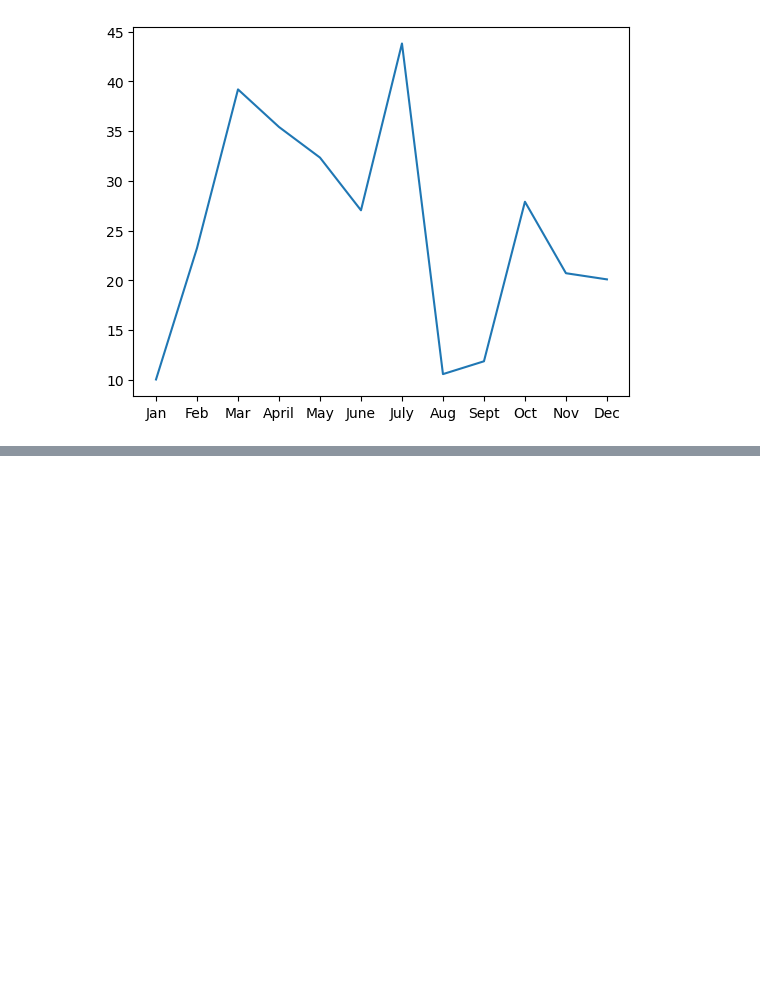
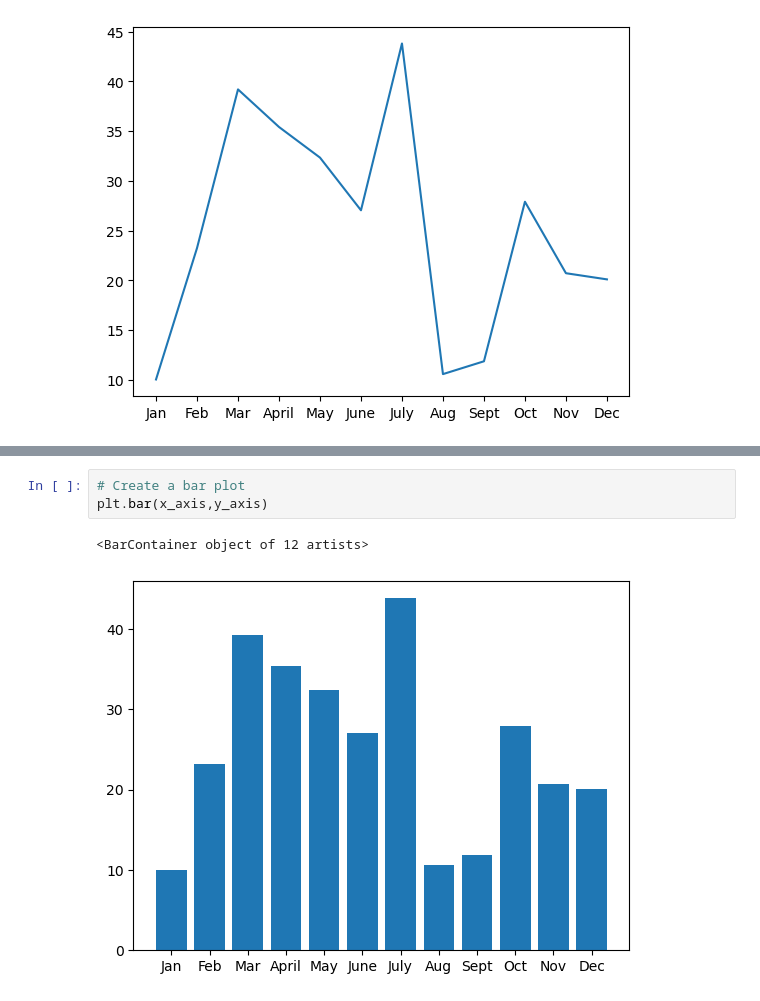
Before and after one commit to bhstarkey/PyBer_Analysis, a Jupyter notebook: matplotlib_practice.ipynb, the cells around one changed output, grey strips where cells are left out. Drawn from its saved outputs; the diff is of its cells as text; blank space fills up the shorter version.

```diff
--- a/matplotlib_practice.ipynb
+++ b/matplotlib_practice.ipynb
@@ -33,0 +55,6 @@ ax.plot(x_axis,y_axis)
+# %%
+# Create a bar plot
+plt.bar(x_axis,y_axis)
+# %% [output]
+<BarContainer object of 12 artists>
+[figure, added]
```
Also changed, not shown: parts of 7 cells of this notebook.
